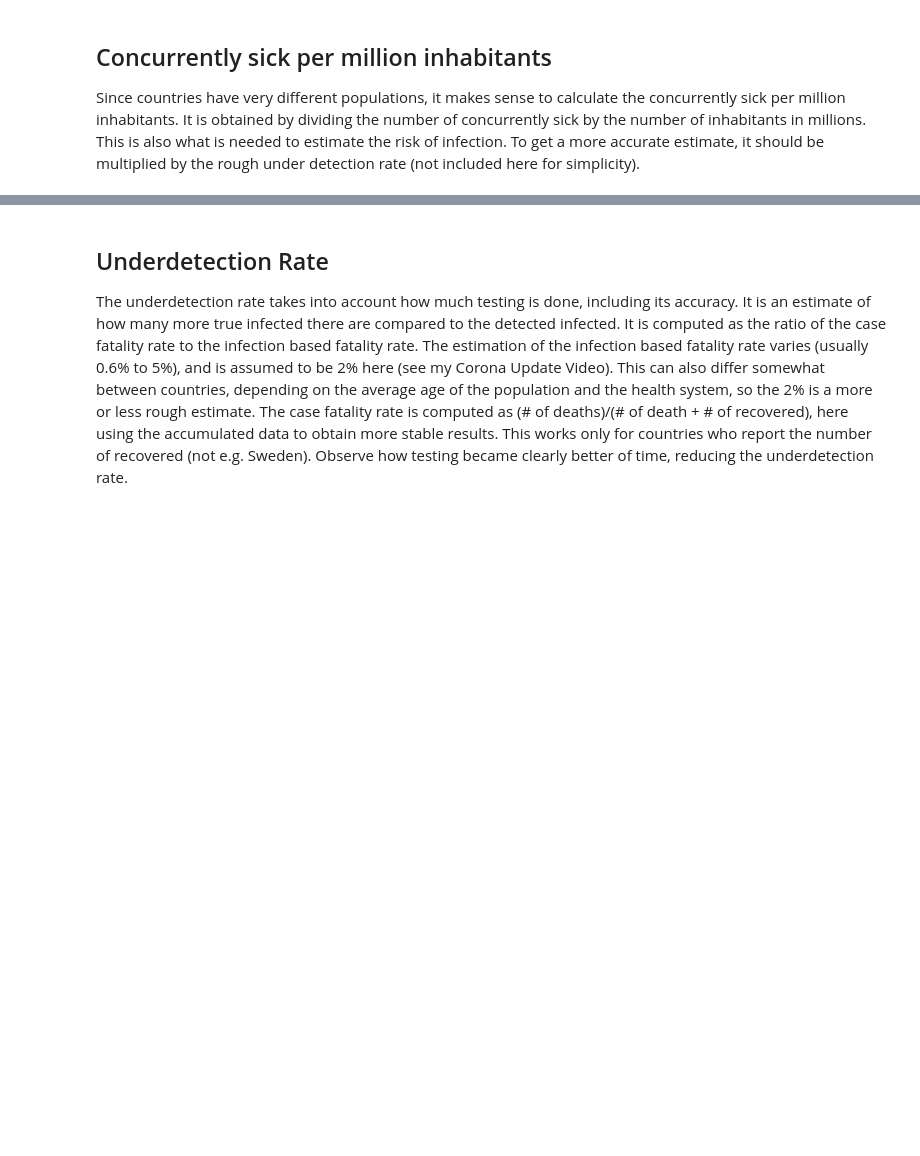
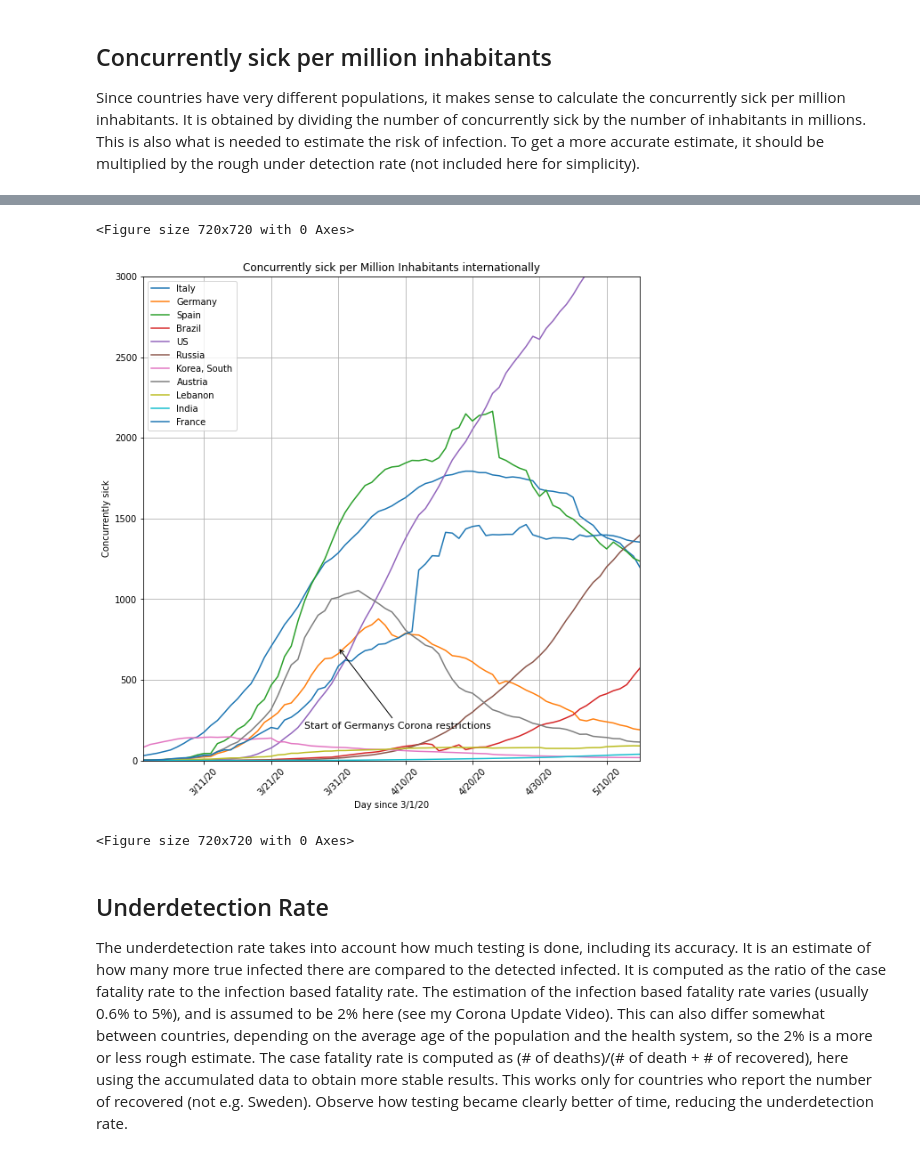
Before and after one commit to TUIlmenauAMS/CoronaComputationPrograms, a Jupyter notebook: coronaconcucrrentlysick.ipynb, the cells around one changed output, grey strips where cells are left out. Saved outputs shown, nothing was run; the diff lists cells and outputs as text; code cells hidden in the pictures; blank space fills up the shorter version.

```diff
--- a/coronaconcucrrentlysick.ipynb
+++ b/coronaconcucrrentlysick.ipynb
@@ -143,3 +147,23 @@ plt.figure()
+# %%
+pylab.rcParams['figure.figsize'] = (10, 10)
+fig, ax = plt.subplots(1,1)
+ax.plot(dates,concurrentlysick.T/population)
+ax.set_xticks(np.arange(0,len(dates),10))
+plt.xticks(rotation=45)
+#plt.plot(concurrentlysick.T/population)
+plt.legend(countries)
+plt.xlabel('Day since '+startdate)
+plt.ylabel('Concurrently sick')
+plt.grid()
+ann = plt.annotate('Start of Germanys Corona restrictions', fontsize=11,xy=(30,700),xytext=(25,200), arrowprops=dict(arrowstyle='->'))
+plt.title('Concurrently sick per Million Inhabitants internationally')
+plt.axis([1,75,0, 3000])
+#plt.show()
+plt.figure()
+# %% [output]
+<Figure size 720x720 with 0 Axes>
+[figure, added]
+<Figure size 720x720 with 0 Axes>
 # %% [markdown]
 ## Underdetection Rate
 
```
Also changed, not shown: parts of 9 cells of this notebook.
